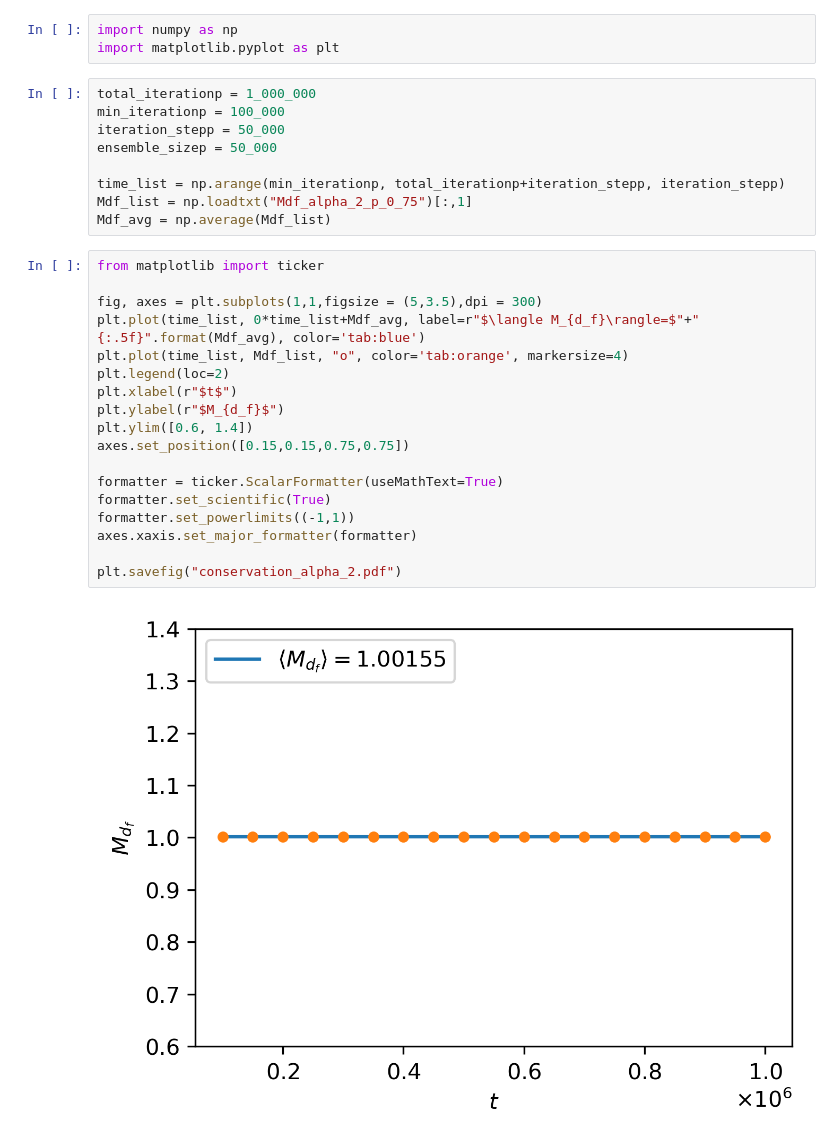
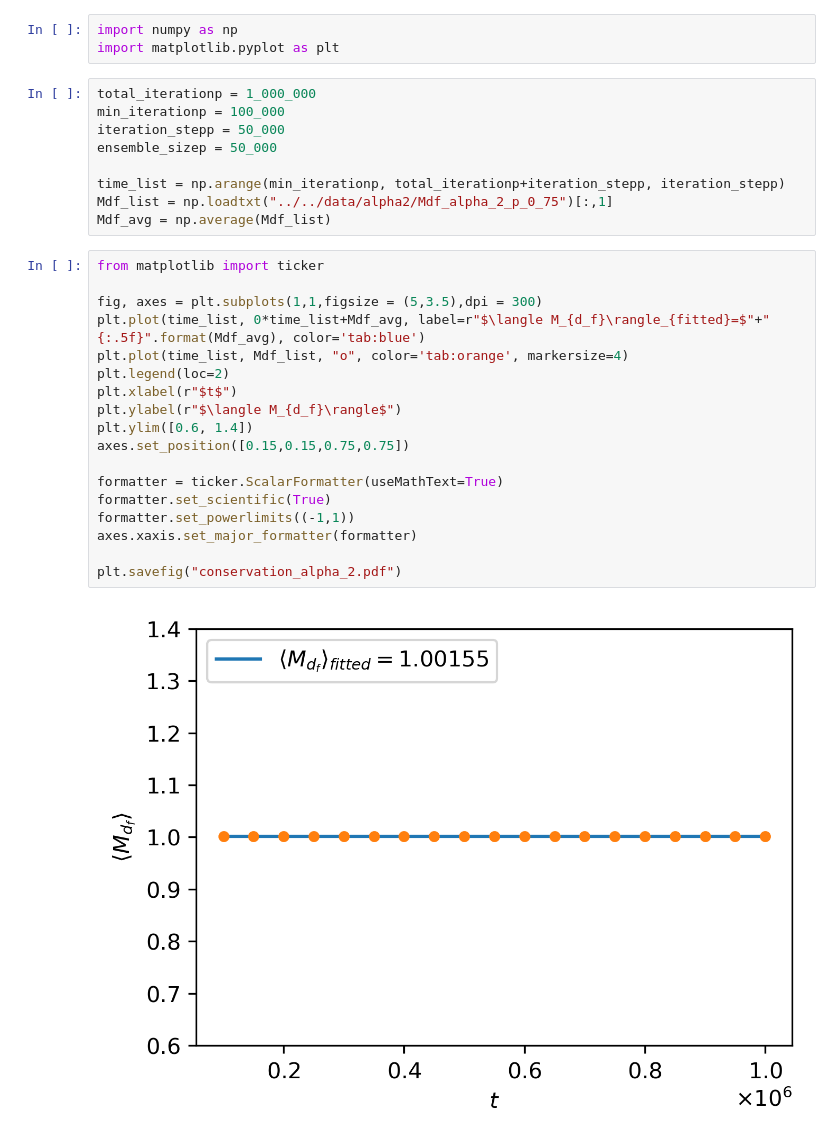
Before and after one commit to rahman-rakib/Stochastic-Fractal, a Jupyter notebook: notebooks/Mdf_values/Mdf_plot_from_data.ipynb, the cells around one changed output. Drawn from its saved outputs; the diff is of its cells as text.

```diff
--- a/notebooks/Mdf_values/Mdf_plot_from_data.ipynb
+++ b/notebooks/Mdf_values/Mdf_plot_from_data.ipynb
@@ -8,25 +8,25 @@ iteration_stepp = 50_000
 ensemble_sizep = 50_000
 
 time_list = np.arange(min_iterationp, total_iterationp+iteration_stepp, iteration_stepp)
-Mdf_list = np.loadtxt("Mdf_alpha_2_p_0_75")[:,1]
+Mdf_list = np.loadtxt("../../data/alpha2/Mdf_alpha_2_p_0_75")[:,1]
 Mdf_avg = np.average(Mdf_list)
 # %%
 from matplotlib import ticker
 
 fig, axes = plt.subplots(1,1,figsize = (5,3.5),dpi = 300)
-plt.plot(time_list, 0*time_list+Mdf_avg, label=r"$\langle M_{d_f}\rangle=$"+"{:.5f}".format(Mdf_avg), color='tab:blue')
+plt.plot(time_list, 0*time_list+Mdf_avg, label=r"$\langle M_{d_f}\rangle_{fitted}=$"+"{:.5f}".format(Mdf_avg), color='tab:blue')
 plt.plot(time_list, Mdf_list, "o", color='tab:orange', markersize=4)
 plt.legend(loc=2)
 plt.xlabel(r"$t$")
-plt.ylabel(r"$M_{d_f}$")
+plt.ylabel(r"$\langle M_{d_f}\rangle$")
 plt.ylim([0.6, 1.4])
 axes.set_position([0.15,0.15,0.75,0.75])
 
 formatter = ticker.ScalarFormatter(useMathText=True)
 formatter.set_scientific(True)
 formatter.set_powerlimits((-1,1))
 axes.xaxis.set_major_formatter(formatter)
 
 plt.savefig("conservation_alpha_2.pdf")
 # %% [output]
-[figure, old version]
+[figure, new version]
```
Also changed, not shown: 7 other files.
